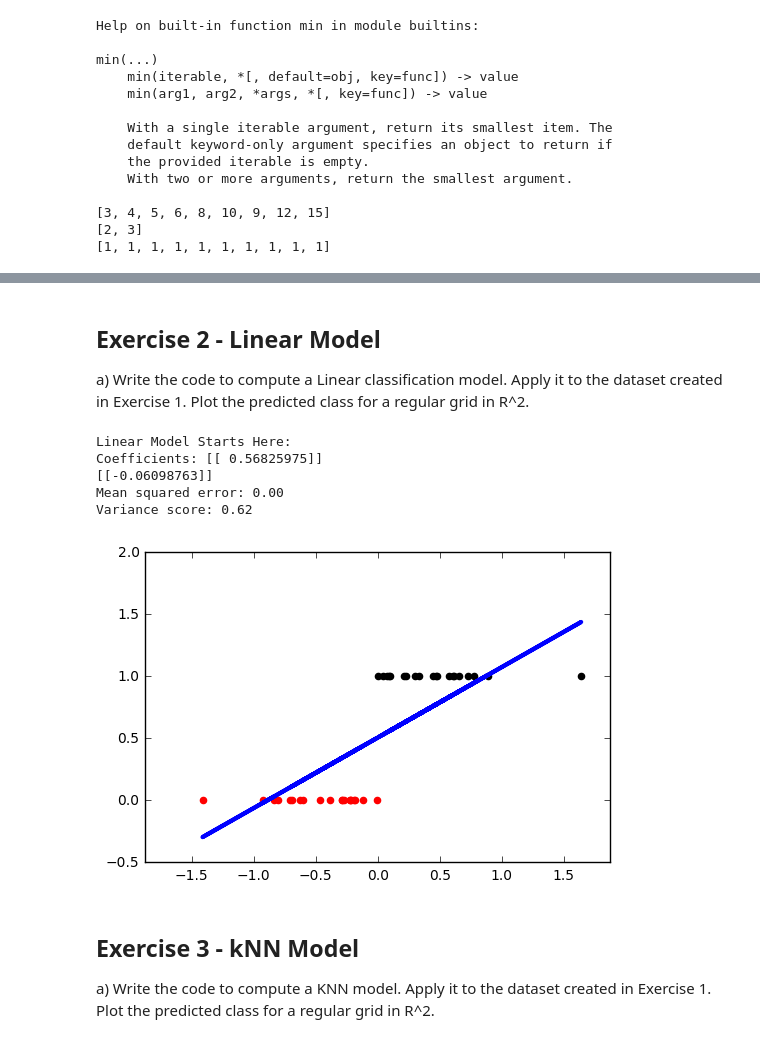
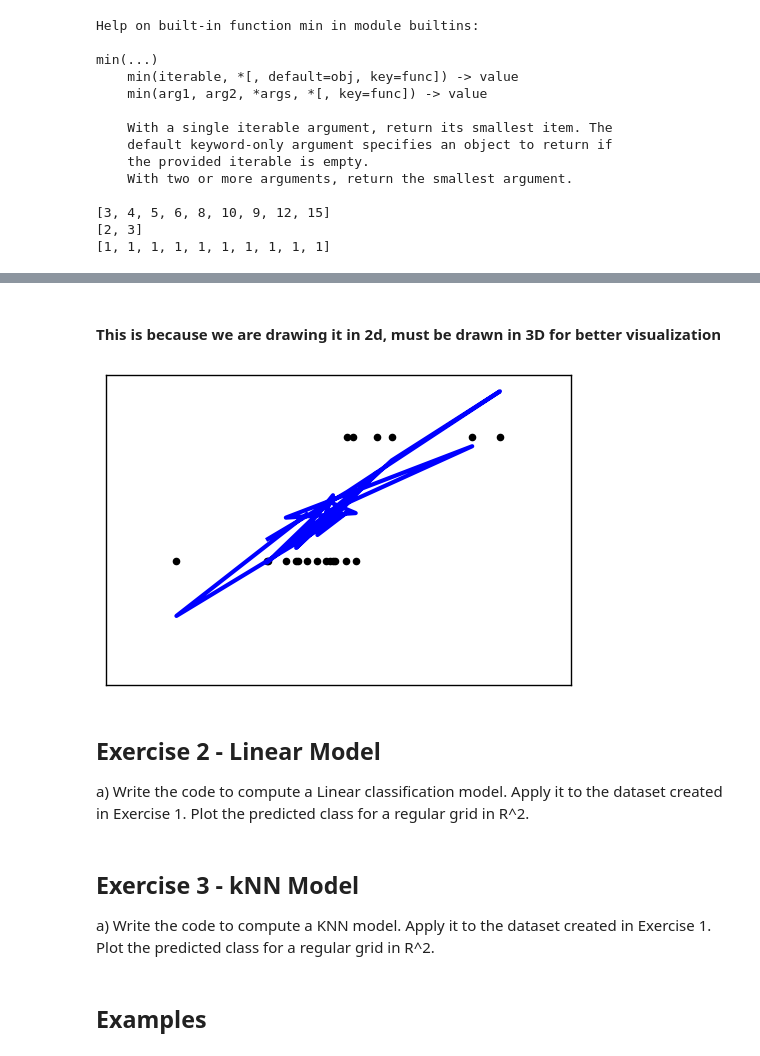
Before and after one commit to amanullahtariq/MLAlgorithm, a Jupyter notebook: Exercise1/Sheet1.ipynb, the cells around one changed output, grey strips where cells are left out. Cells and saved outputs as stored; diff of their text form; code cells hidden in the pictures.

```diff
--- a/Exercise1/Sheet1.ipynb
+++ b/Exercise1/Sheet1.ipynb
@@ -64,0 +86,10 @@ plt.show()
+# %%
+#Apply Linear Model on different type of distributions
+# Split the data into training/testing sets
+trainX =x[:-20] # take 80 sample dataset as a Training
+testX = x[-20:] # take 20 sample datset for testing
+
+
+# Split target also into training/ testing sets
+trainY =  y[:-20]
+testY =   y[-20:]
@@ -65,3 +130,18 @@ plt.show()
+# %% [markdown]
+#### This is because we are drawing it in 2d, must be drawn in 3D for better visualization
+# %%
+# This is because we are drawing it in 2d, must be drawn in 3D for better visualization
+# Plot outputs
+plt.scatter(testX[:,0], testY,  color='black')
+plt.plot(testX[:,0], predictY, color='blue',
+         linewidth=3)
+
+plt.xticks(())
+plt.yticks(())
+
+plt.show()
+# %% [output]
+[figure, added]
 # %% [markdown]
 ## Exercise 2 - Linear Model
 a) Write the code to compute a Linear classification model. Apply it to the dataset created in Exercise 1. Plot the predicted class for a regular grid in R^2.
@@ -92,45 +148,3 @@ testY = testY.reshape(testY.size,1)
-# %%
-from sklearn import linear_model
-
-#Using Linear Model
-print ('Linear Model Starts Here:')
-
-#Intialize
-regr = linear_model.LinearRegression()
-
-
-# Fit
-regr.fit(trainX, trainY);
-
-# The Coefficients
-print ('Coefficients:', regr.coef_)
-
-#Predict
-predictY = regr.predict(testX)
-print(regr.predict(-1))
-#The mean squared error
-print("Mean squared error: %.2f" % np.mean((predictY) - testY) **2  ) # (y^ - y)^2
-
-#Explained variance score: 1 is perfect
-print ('Variance score: %.2f' % regr.score(testX, testY))
-
-#plot outputs
-YPositive = [1] * len(XPositive[-20:])
-YZero = [0] * len(XNegative[-20:])
-plt.scatter(XPositive[-20:], YPositive, color='black')
-plt.plot(testX, predictY, color='blue', linewidth=3)
-plt.scatter(XNegative[-20:], YZero , color='red')
-
-
-plt.axis('equal')
-plt.show()
-# %% [output]
-Linear Model Starts Here:
-Coefficients: [[ 0.56825975]]
-[[-0.06098763]]
-Mean squared error: 0.00
-Variance score: 0.62
-[figure, removed]
 # %% [markdown]
 ## Exercise 3 - kNN Model
 a) Write the code to compute a KNN model. Apply it to the dataset created in Exercise 1. Plot the predicted class for a regular grid in R^2.
@@ -140,6 +154,8 @@ from sklearn import neighbors
 for weights in ['uniform', 'distance']:
     clf = neighbors.KNeighborsClassifier(2, weights=weights)
    # clf.fit(trainX,trainY)
+# %% [markdown]
+## Examples
 # %%
 import numpy as np
 import matplotlib.pyplot as plt
```
Also changed, not shown: parts of 13 cells of this notebook, 1 other file.
